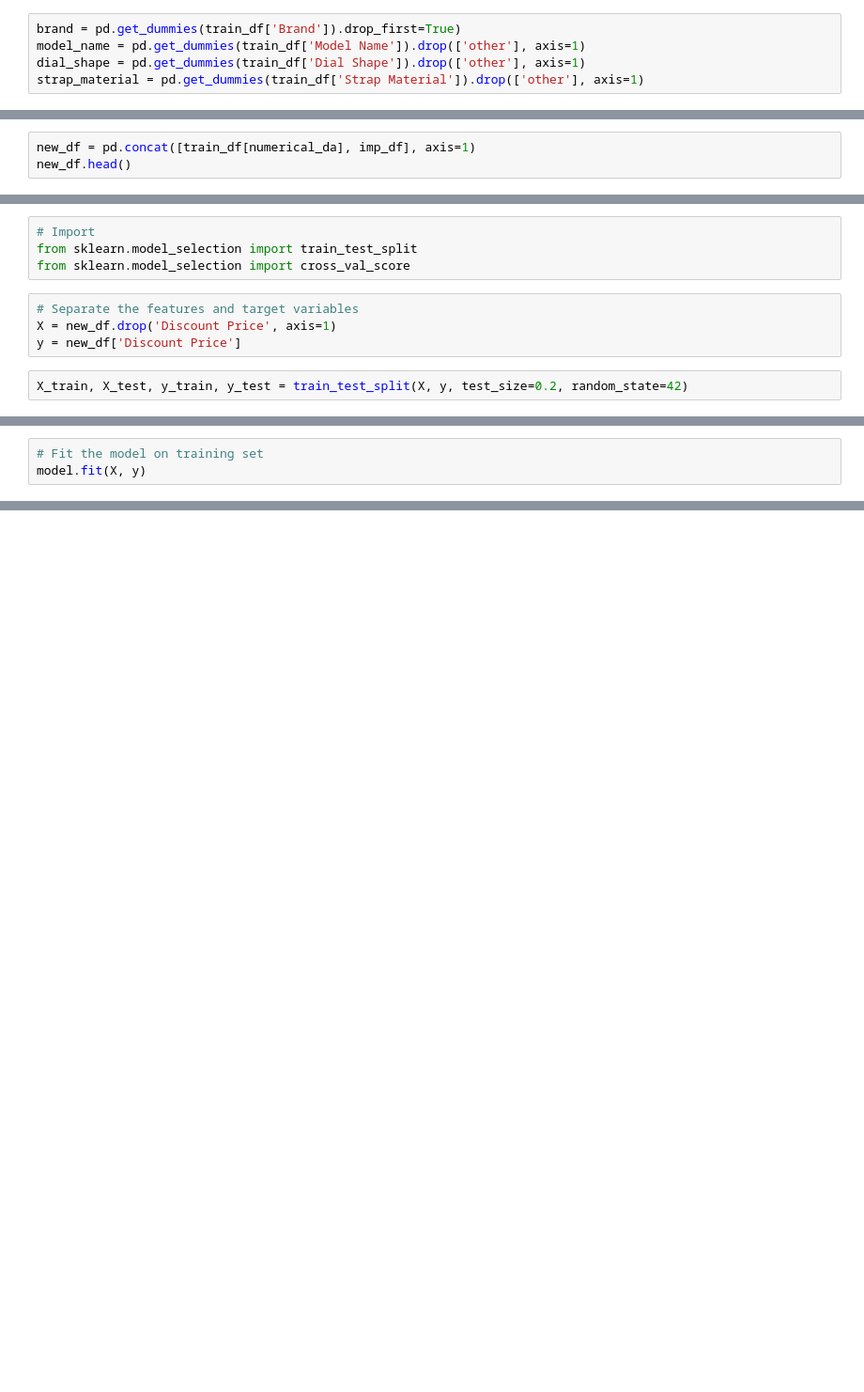
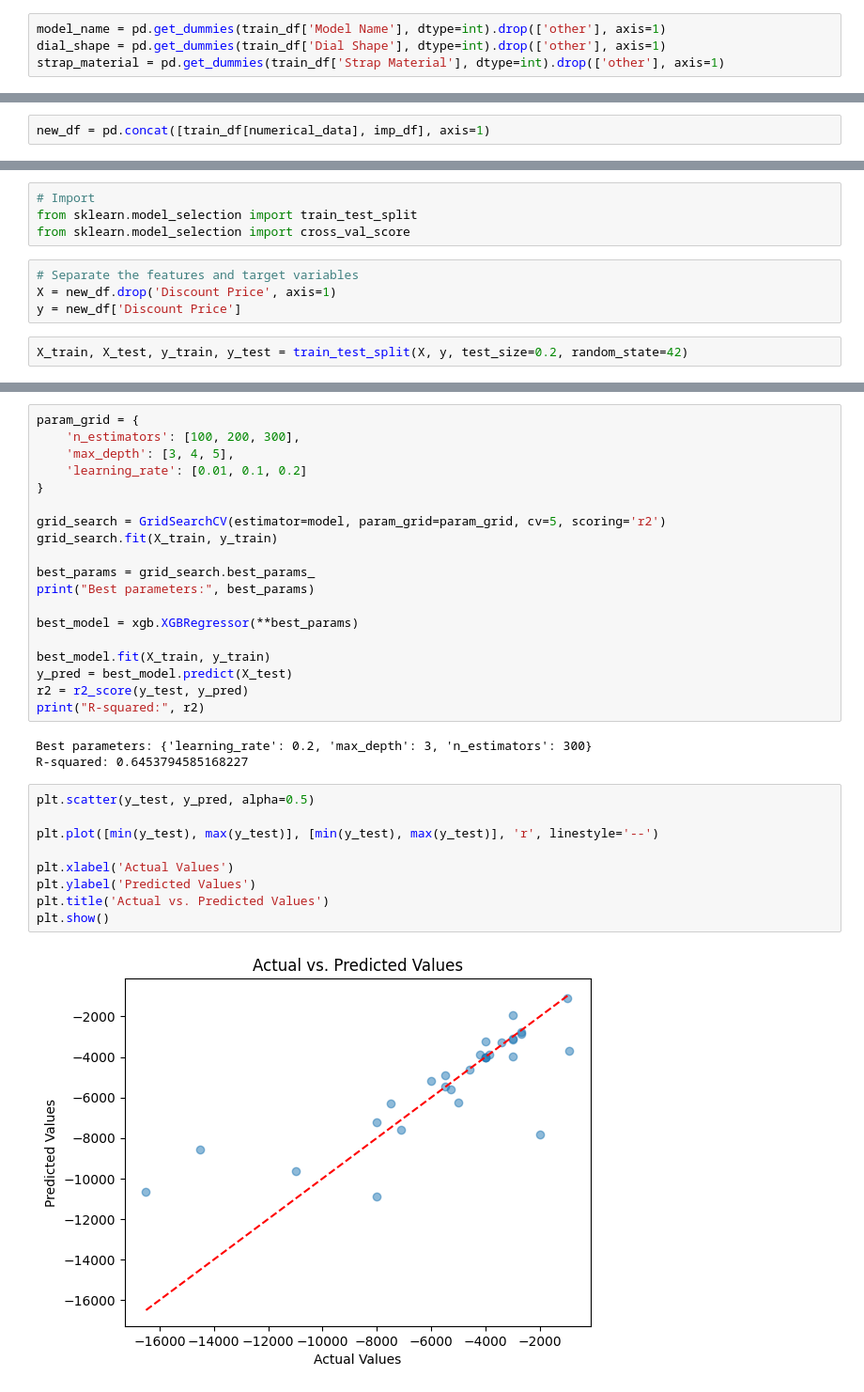
Before and after one commit to nkosanamolefe/machine-learning, a Jupyter notebook: smartwatch/discount_price_predictor.ipynb, the cells around one changed output, grey strips where cells are left out. Shown at 94% size. Drawn from its saved outputs; the diff is of its cells as text; blank space fills up the shorter version.

Commit message:
training the model

```diff
--- a/smartwatch/discount_price_predictor.ipynb
+++ b/smartwatch/discount_price_predictor.ipynb
@@ -568,7 +599,6 @@ for col in imp_col:
 # %%
-brand = pd.get_dummies(train_df['Brand']).drop_first=True)
-model_name = pd.get_dummies(train_df['Model Name']).drop(['other'], axis=1)
-dial_shape = pd.get_dummies(train_df['Dial Shape']).drop(['other'], axis=1)
-strap_material = pd.get_dummies(train_df['Strap Material']).drop(['other'], axis=1)
+model_name = pd.get_dummies(train_df['Model Name'], dtype=int).drop(['other'], axis=1)
+dial_shape = pd.get_dummies(train_df['Dial Shape'], dtype=int).drop(['other'], axis=1)
+strap_material = pd.get_dummies(train_df['Strap Material'], dtype=int).drop(['other'], axis=1)
 # %%
 imp_df = pd.concat([brand, model_name, dial_shape, strap_material], axis=1)
@@ -576,3 +615,2 @@ imp_df.head()
 # %%
-new_df = pd.concat([train_df[numerical_da], imp_df], axis=1)
-new_df.head()
+new_df = pd.concat([train_df[numerical_data], imp_df], axis=1)
@@ -733,3 +720,0 @@ Now, let's predict!
-# %%
-# Fit the model on training set
-model.fit(X, y)
@@ -774,0 +723,33 @@ Et voilà! You are now ready to submit.
+# %%
+param_grid = {
+    'n_estimators': [100, 200, 300],
+    'max_depth': [3, 4, 5],
+    'learning_rate': [0.01, 0.1, 0.2]
+}
+
+grid_search = GridSearchCV(estimator=model, param_grid=param_grid, cv=5, scoring='r2')
+grid_search.fit(X_train, y_train)
+
+best_params = grid_search.best_params_
+print("Best parameters:", best_params)
+
+best_model = xgb.XGBRegressor(**best_params)
+
+best_model.fit(X_train, y_train)
+y_pred = best_model.predict(X_test)
+r2 = r2_score(y_test, y_pred)
+print("R-squared:", r2)
+# %% [output]
+Best parameters: {'learning_rate': 0.2, 'max_depth': 3, 'n_estimators': 300}
+R-squared: 0.6453794585168227
+# %%
+plt.scatter(y_test, y_pred, alpha=0.5)
+
+plt.plot([min(y_test), max(y_test)], [min(y_test), max(y_test)], 'r', linestyle='--')
+
+plt.xlabel('Actual Values')
+plt.ylabel('Predicted Values')
+plt.title('Actual vs. Predicted Values')
+plt.show()
+# %% [output]
+[figure, added]
```
Also changed, not shown: parts of 50 cells of this notebook.
